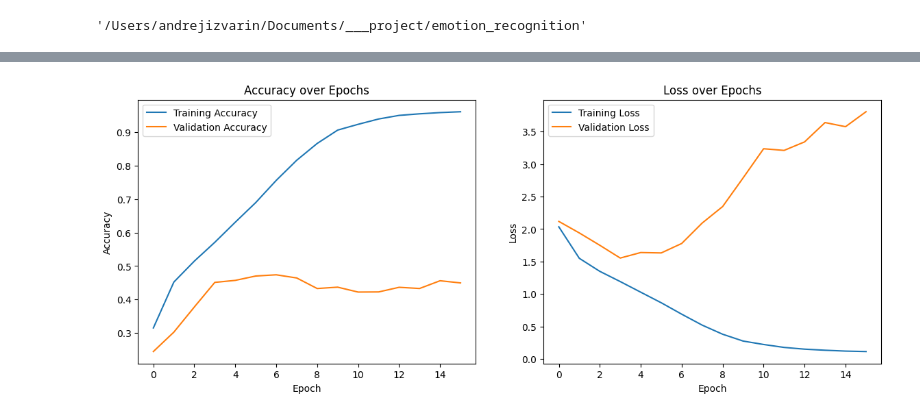
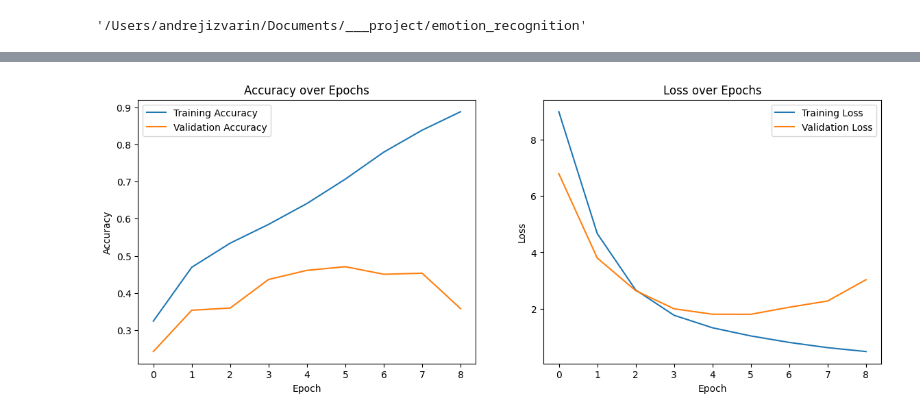
Before and after one commit to Andre-1970/emotion_recognition, a Jupyter notebook: notebooks/model_training.ipynb, the cells around one changed output, grey strips where cells are left out. Drawn from its saved outputs; the diff is of its cells as text; code cells hidden in the pictures.

```diff
--- a/notebooks/model_training.ipynb
+++ b/notebooks/model_training.ipynb
@@ -53,9 +51,8 @@ def augment_images(image, label):
 def prepare_dataset(dataset_type="train", batch_size=32):
     # Генерация данных из функции load_dataset с batch_size
     dataset = tf.data.Dataset.from_generator(
-        lambda: data_loader.load_dataset(
-            dataset_type=dataset_type, batch_size=batch_size
-        ),
+        lambda: data_loader.load_dataset(dataset_type=dataset_type,
+                                         batch_size=batch_size),
         output_signature=(
             tf.TensorSpec(shape=(None, 224, 224, 3), dtype=tf.float32),
             tf.TensorSpec(shape=(None, 9), dtype=tf.float32),
@@ -63,21 +60,19 @@ def prepare_dataset(dataset_type="train", batch_size=32):
     )
     # Вычисление общего количества изображений по категориям
     total_images = count_files_in_directory(os.path.join(data_path, "train"))
-    # Установка размера буфера перемешивания на 20% от общего количества изображений
-    buffer_size = int(total_images * 0.2)
+    # Установка размера буфера перемешивания на 30% от общего количества изображений
+    buffer_size = int(total_images * 0.3)
     dataset = dataset.shuffle(buffer_size=buffer_size)
     # Применение аугментации к изображениям
     dataset = dataset.map(augment_images, num_parallel_calls=tf.data.AUTOTUNE)
     # Нормализация изображений после аугментации
-    dataset = dataset.map(
-        lambda x, y: (tf.image.per_image_standardization(x), y),
-        num_parallel_calls=tf.data.AUTOTUNE,
-    )
+    dataset = dataset.map(lambda x, y:
+                          (tf.image.per_image_standardization(x), y),
+                          num_parallel_calls=tf.data.AUTOTUNE)
     # Предварительная загрузка данных для ускорения обучения
     dataset = dataset.prefetch(tf.data.AUTOTUNE)
     # Повторение данных для обеспечения непрерывной подачи в модель
     dataset = dataset.repeat()
-
     return dataset
 
 
@@ -119,12 +117,16 @@ def create_mobilenetv3_model(num_classes=9, fine_tune=False):
 model = create_mobilenetv3_model(num_classes=9, fine_tune=True)
 # %%
+# callback для ранней остановки
+early_stopping = tf.keras.callbacks.EarlyStopping(monitor='val_loss',
+                                                  patience=3,
+                                                  restore_best_weights=True)
+
 # Обучение модели
-history = model.fit(
-    train_dataset,
-    epochs=16,
-    steps_per_epoch=len(data_loader.train_df) // 32,
-    validation_data=val_dataset,
-    validation_steps=len(data_loader.val_df) // 32,
-)
+history = model.fit(train_dataset,
+                    epochs=16,
+                    steps_per_epoch=len(data_loader.train_df) // 32,
+                    validation_data=val_dataset,
+                    validation_steps=len(data_loader.val_df) // 32,
+                    callbacks=[early_stopping])
 # %% [output]
 Epoch 1/16
@@ -272,29 +266,32 @@ F1 Score (macro): 0.43593482775162085
 # %%
+# Функция для построения графиков обучения
 def plot_training_history(history):
-    # График точности
+    # Создание фигуры с двумя подграфиками
     plt.figure(figsize=(14, 5))
 
     # Подграфик для точности
     plt.subplot(1, 2, 1)
     plt.plot(history.history['accuracy'], label='Training Accuracy')
     plt.plot(history.history['val_accuracy'], label='Validation Accuracy')
     plt.title('Accuracy over Epochs')
     plt.xlabel('Epoch')
     plt.ylabel('Accuracy')
     plt.legend()
 
     # Подграфик для потерь
     plt.subplot(1, 2, 2)
     plt.plot(history.history['loss'], label='Training Loss')
     plt.plot(history.history['val_loss'], label='Validation Loss')
-    plt.title('Loss over Epochs')
+    plt.title(label='Loss over Epochs')
     plt.xlabel('Epoch')
     plt.ylabel('Loss')
     plt.legend()
 
+    # Отображение графиков
     plt.show()
 
 
+# Вызов функции для построения графиков обучения
 plot_training_history(history)
 # %% [output]
-[figure, old version]
+[figure, new version]
```
Also changed, not shown: parts of 7 cells of this notebook, 10 other files.
